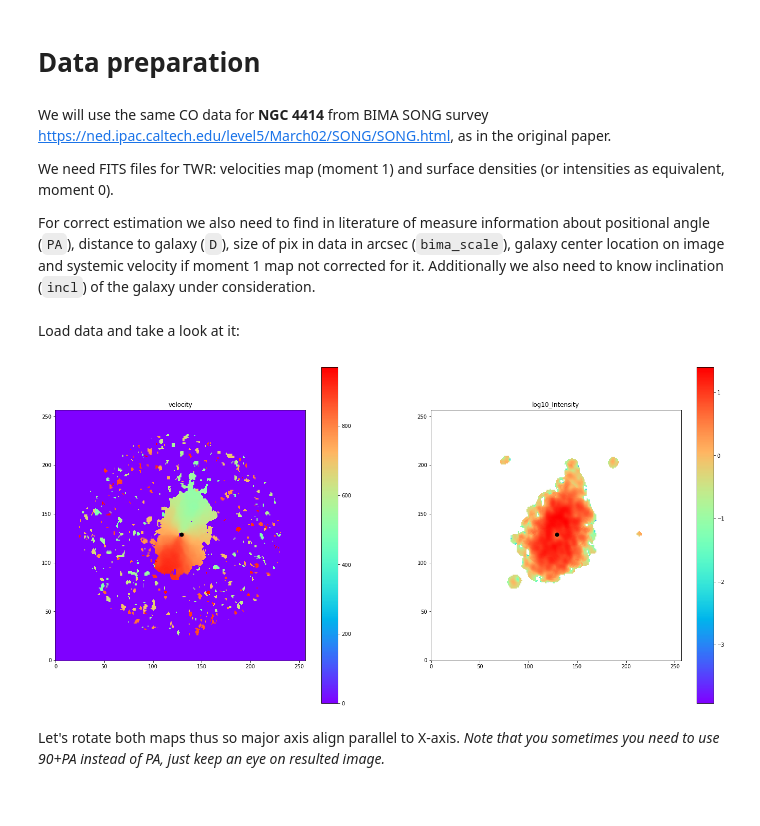
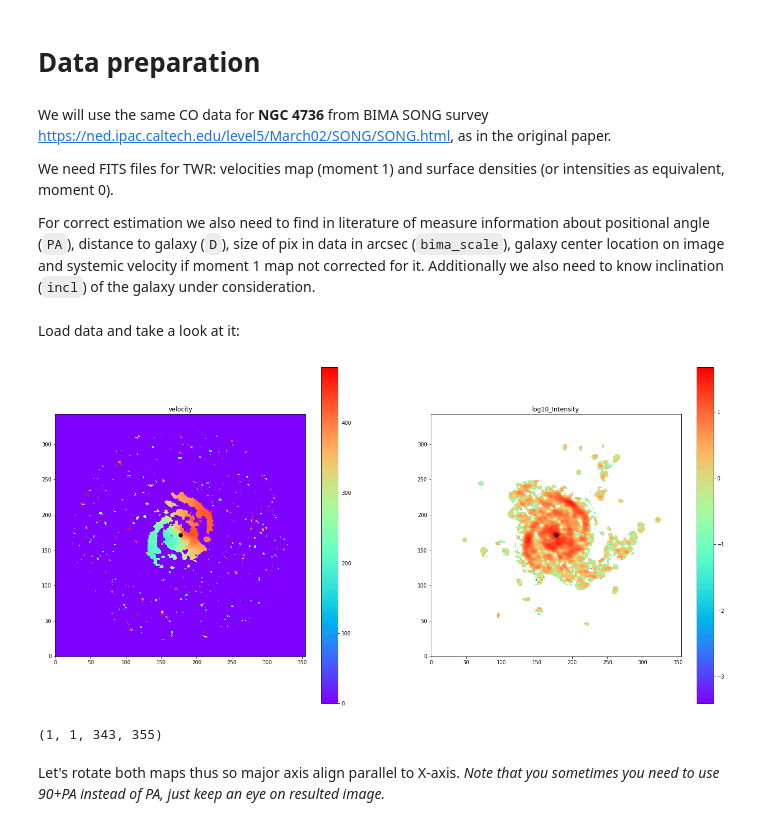
Before and after one commit to strawberryfieldss/galaxy, a Jupyter notebook: pyTWR-master/Example2.ipynb, the cells around one changed output. Saved outputs shown, nothing was run; the diff lists cells and outputs as text; code cells hidden in the pictures.

```diff
--- a/pyTWR-master/Example2.ipynb
+++ b/pyTWR-master/Example2.ipynb
@@ -13,55 +13,56 @@ import pytwr
 # %% [markdown]
 # Data preparation
 # %% [markdown]
-We will use the same CO data for **NGC 4414** from BIMA SONG survey https://ned.ipac.caltech.edu/level5/March02/SONG/SONG.html, as in the original paper.
+We will use the same CO data for **NGC 4736** from BIMA SONG survey https://ned.ipac.caltech.edu/level5/March02/SONG/SONG.html, as in the original paper.
 
 We need FITS files for TWR: velocities map (moment 1) and surface densities (or intensities as equivalent, moment 0).
 
 For correct estimation we also need to find in literature of measure information about positional angle (`PA`), distance to galaxy (`D`), size of pix in data in arcsec (`bima_scale`), galaxy center location on image and systemic velocity if moment 1 map not corrected for it. Additionally we also need to know inclination (`incl`) of the galaxy under consideration.
 # %%
-D = 19.1 # Mpc, thus dist_scale = 0.06814287215328414 kpc/arcsec
+D = 4.3 # Mpc, thus dist_scale = 0.020846988287710047 kpc/arcsec
 
 bima_scale = 1. # arcsec/pix
 
-pix_kpc = bima_scale*0.06814287215328414 # kpc/pix
+pix_kpc = bima_scale*0.020846988287710047 # kpc/pix
 
-PA = 160. # deg
+PA = 295. # deg
 
-image_center = (129, 129) # image center in pix
+image_center = (177.5, 171.5) # image center in pix
 
-incl = 60. # deg
+incl = 35. # deg
 
-v_syst = 716. # km/s, see Table 1 in arxiv.org/pdf/astro-ph/0304294.pdf
+v_syst = 308. # km/s, see Table 1 in arxiv.org/pdf/astro-ph/0304294.pdf
 # %% [markdown]
 Load data and take a look at it:
 # %%
-fname = './NGC4414.bima12m.gmom1.fits'
+fname = './NGC4736.bima12m.gmom1.fits'
 mom1data = fits.getdata(fname)
 mom1data[np.isnan(mom1data)] = 0.
 #print(mom1data.shape)
-fname = './NGC4414.bima12m.mmom0.fits'
+fname = './NGC4736.bima12m.mmom0.fits'
 mom0data = fits.getdata(fname)
 mom0data[np.isnan(mom0data)] = 0.
 # %%
 fig = plt.figure(figsize=[24,12])
 ax = plt.subplot(121)
 im = ax.imshow(np.squeeze(mom1data), origin='lower', cmap='rainbow')
 fig.colorbar(im, ax=ax)
 ax.scatter(image_center[0], image_center[1], 50, 'k')
 ax.set_title('velocity')
 
 ax = plt.subplot(122)
 im = plt.imshow(np.squeeze(np.log10(mom0data)), origin='lower', cmap='rainbow')
 fig.colorbar(im, ax=ax)
 ax.scatter(image_center[0], image_center[1], 50, 'k')
 ax.set_title('log10_Intensity')
 
 plt.show()
 #mom1data.shape
-#shape(mom0data)
+shape(mom0data)
 #mom1data[0,0,:,:].shape[0]
 # %% [output]
-[figure, old version]
+[figure, new version]
+(1, 1, 343, 355)
 # %% [markdown]
 Let's rotate both maps thus so major axis align parallel to X-axis. *Note that you sometimes you need to use 90+PA instead of PA, just keep an eye on resulted image.*
 # %%
```
Also changed, not shown: parts of 7 cells of this notebook.
